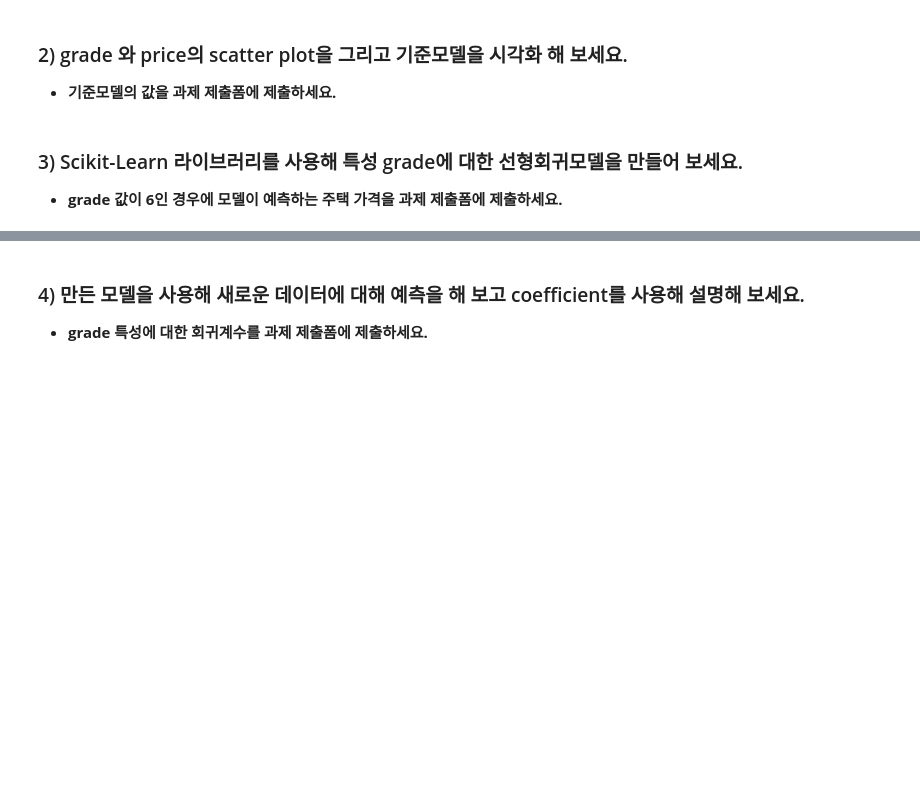
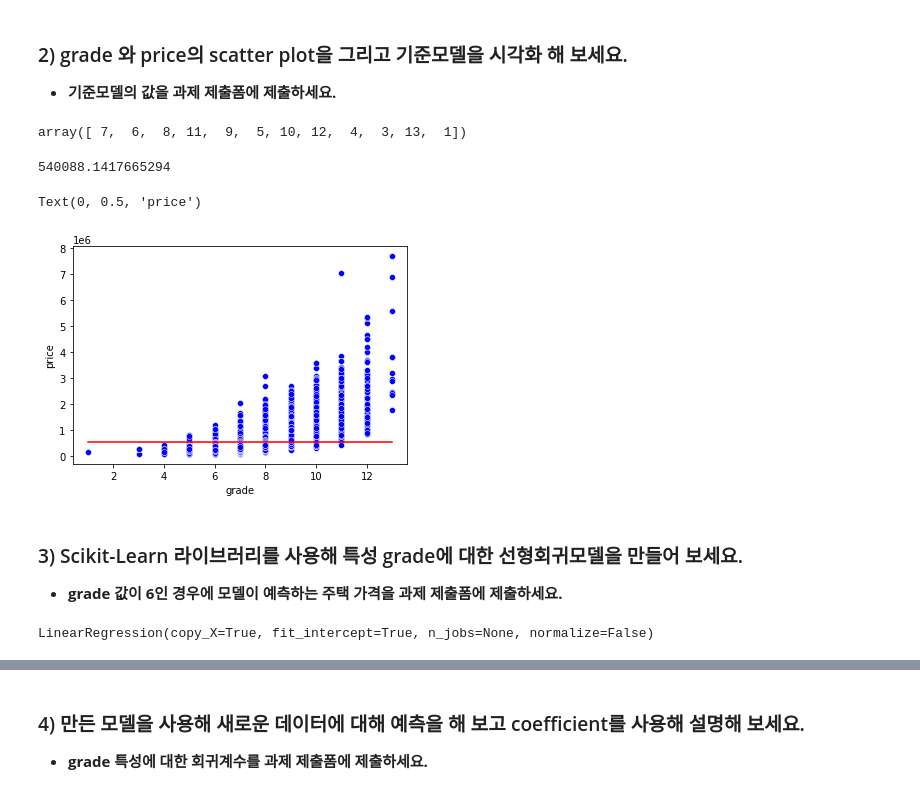
Before and after one commit to choheeee22/ProgrammingAssignment2, a Jupyter notebook: n211-simple-regression/n211a-simple-regression.ipynb, the cells around one changed output, grey strips where cells are left out. Drawn from its saved outputs; the diff is of its cells as text; code cells hidden in the pictures; blank space fills up the shorter version.

```diff
--- a/n211-simple-regression/n211a-simple-regression.ipynb
+++ b/n211-simple-regression/n211a-simple-regression.ipynb
@@ -80,3 +96,22 @@ plt.ylabel('price');
+# %%
+df.grade.unique()
+# %% [output]
+array([ 7,  6,  8, 11,  9,  5, 10, 12,  4,  3, 13,  1])
+# %%
+pmean=df.price.mean()
+pmean
+# %% [output]
+540088.1417665294
+# %%
+#grade & price scatter plot
+import seaborn as sns
+sns.lineplot(x=df.grade,y=pmean,color='red')
+sns.scatterplot(x=df.grade, y=price, color='blue');
+plt.xlabel('grade')
+plt.ylabel('price')
+# %% [output]
+Text(0, 0.5, 'price')
+[figure, added]
 # %% [markdown]
 ### 3) Scikit-Learn 라이브러리를 사용해 특성 grade에 대한 선형회귀모델을 만들어 보세요.
 - **grade 값이 6인 경우에 모델이 예측하는 주택 가격을 과제 제출폼에 제출하세요.**
@@ -84,0 +128,5 @@ plt.ylabel('price');
+# %%
+# 모델 학습
+model.fit(X_train, y_train)
+# %% [output]
+LinearRegression(copy_X=True, fit_intercept=True, n_jobs=None, normalize=False)
```
Also changed, not shown: parts of 16 cells of this notebook.
